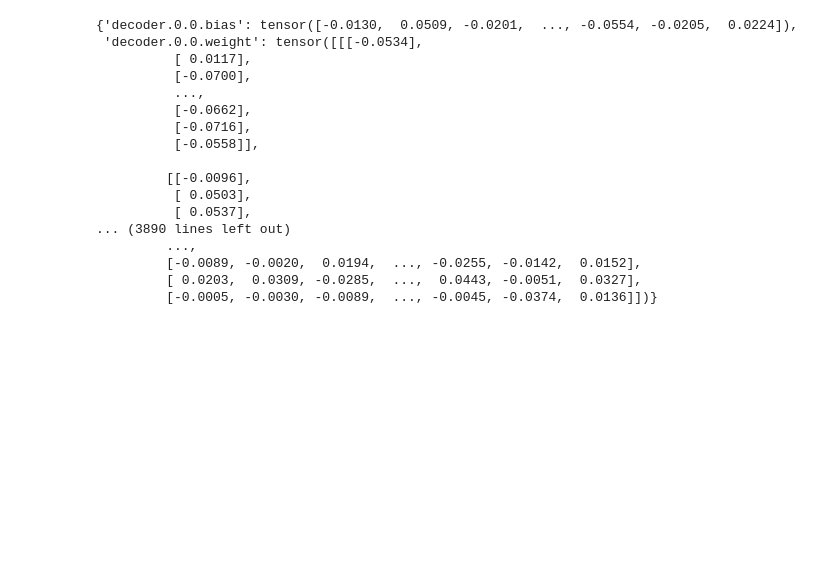
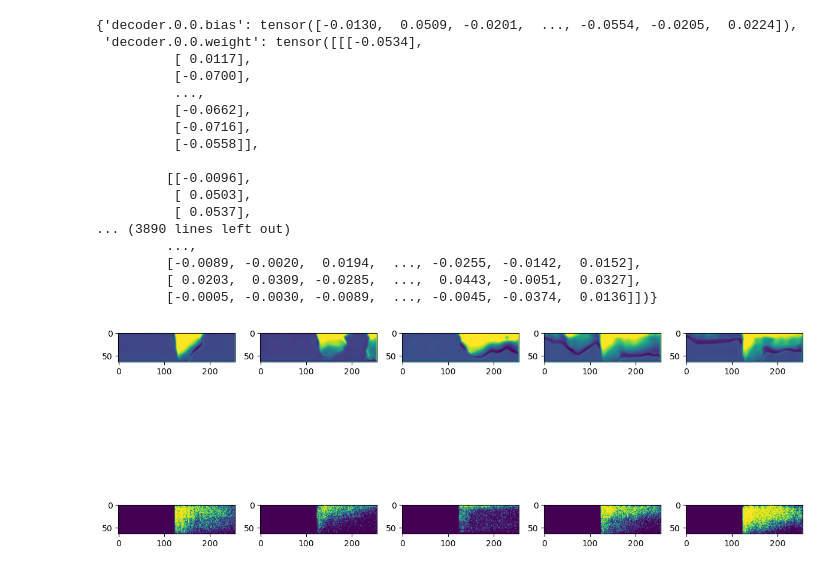
Before and after one commit to Taobyte/dsl-as24-challenge-3, a Jupyter notebook: notebooks/data.ipynb, the cells around one changed output. Drawn from its saved outputs; the diff is of its cells as text; code cells hidden in the pictures; blank space fills up the shorter version.

```diff
--- a/notebooks/data.ipynb
+++ b/notebooks/data.ipynb
@@ -65,0 +73,21 @@ che
+# %%
+path = '/cluster/scratch/ckeusch/dsl-as24-challenge-3/data/'
+dataset = Subset(CSVDatasetPytorch(path, 6120, 0.1, 2.0, Mode.TRAIN, random=False), indices=range(5))
+# %%
+model_path = "/cluster/scratch/ckeusch/dsl-as24-challenge-3/outputs/2024-12-10/16-03-14/checkpoints/epoch_100.pth"
+checkpoint = torch.load(model_path,  map_location=torch.device('cpu'))
+model = DeepDenoiser(3, 3, 8)
+model.load_state_dict(checkpoint)
+dl = DataLoader(dataset, batch_size = 1)
+model.eval()
+
+_, axs = plt.subplots(2, len(dl) , figsize=(12, 8))
+with torch.no_grad():
+    for i, (noisy_eq, mask) in enumerate(dl):
+        pred = model(noisy_eq)
+        axs[0,i].imshow(pred[0, 0, :, :], cmap='viridis')
+        axs[1,i].imshow(mask[0, 0, :, :], cmap='viridis')
+
+plt.tight_layout()
+# %% [output]
+[figure, added]
```
Also changed, not shown: parts of 4 cells of this notebook, 10 other files.
